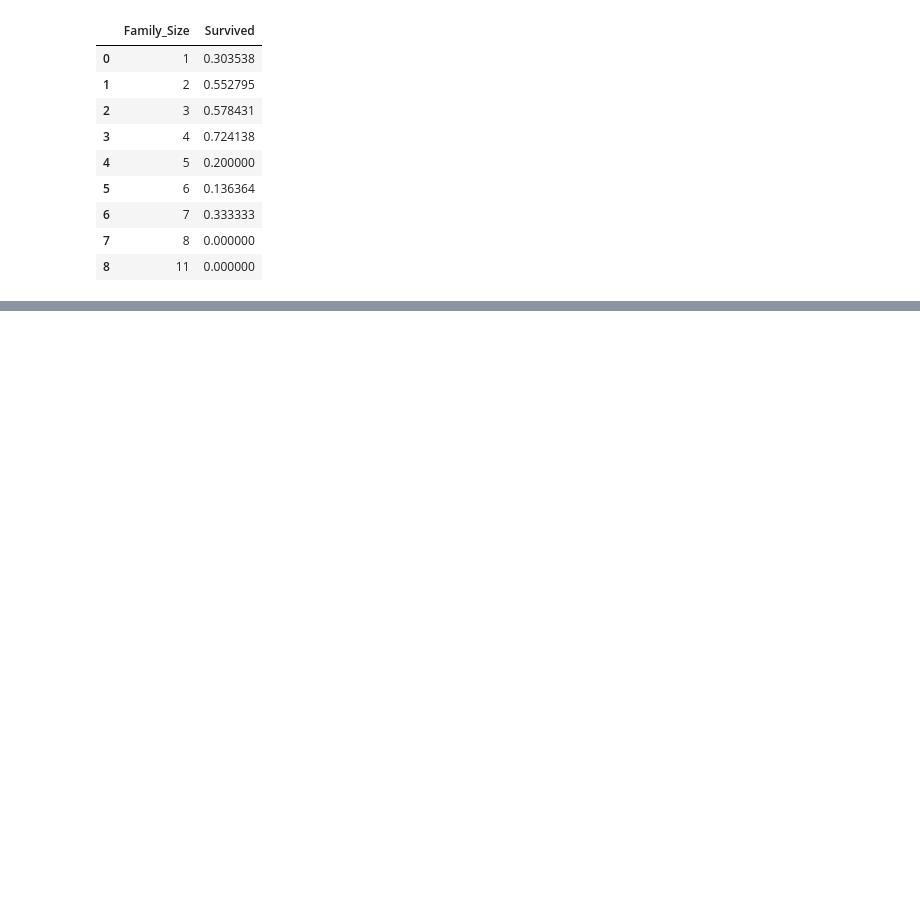
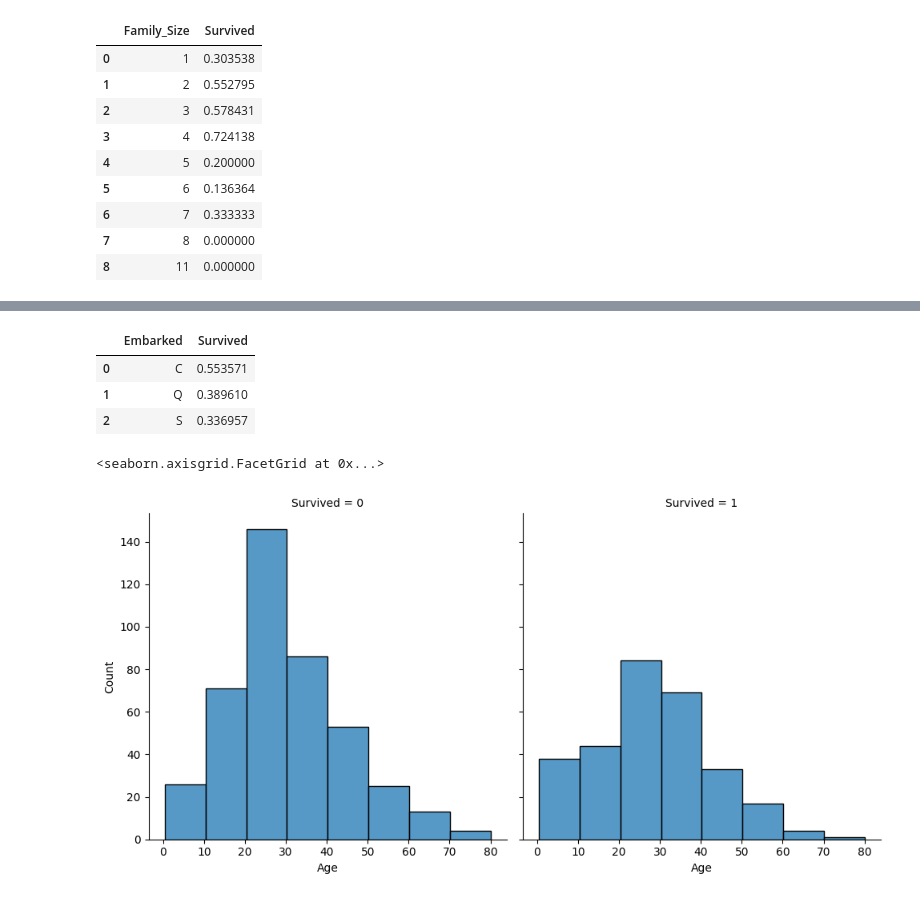
Before and after one commit to tajeshwar74/titanic, a Jupyter notebook: titanic.ipynb, the cells around one changed output, grey strips where cells are left out. Saved outputs shown, nothing was run; the diff lists cells and outputs as text; code cells hidden in the pictures; blank space fills up the shorter version.

```diff
--- a/titanic.ipynb
+++ b/titanic.ipynb
@@ -127,3 +127,17 @@ train_df.groupby(['Family_Size'], as_index=False)['Survived'].mean()
 | 6 | 7 | 0.333333 |
 | 7 | 8 | 0.000000 |
 | 8 | 11 | 0.000000 |
+# %%
+family_map = {
+    1: 'Alone',
+    2: 'Small',
+    3: 'Small',
+    4: 'Small',
+    5: 'Medium',
+    6: 'Medium',
+    7: 'Large',
+    8: 'Large',
+    11: 'Large'
+}
+train_df['Family_Size_Grouped'] = train_df['Family_Size'].map(family_map)
+test_df['Family_Size_Grouped'] = test_df['Family_Size'].map(family_map)
@@ -129,0 +152,12 @@ train_df.groupby(['Family_Size'], as_index=False)['Survived'].mean()
+# %%
+train_df.groupby(['Embarked'], as_index=False)['Survived'].mean()
+# %% [output]
+|  | Embarked | Survived |
+| 0 | C | 0.553571 |
+| 1 | Q | 0.389610 |
+| 2 | S | 0.336957 |
+# %%
+sns.displot(train_df, x='Age', col='Survived', binwidth=10, height=5)
+# %% [output]
+<seaborn.axisgrid.FacetGrid at 0x...>
+[figure, added]
```
Also changed, not shown: parts of 15 cells of this notebook.
